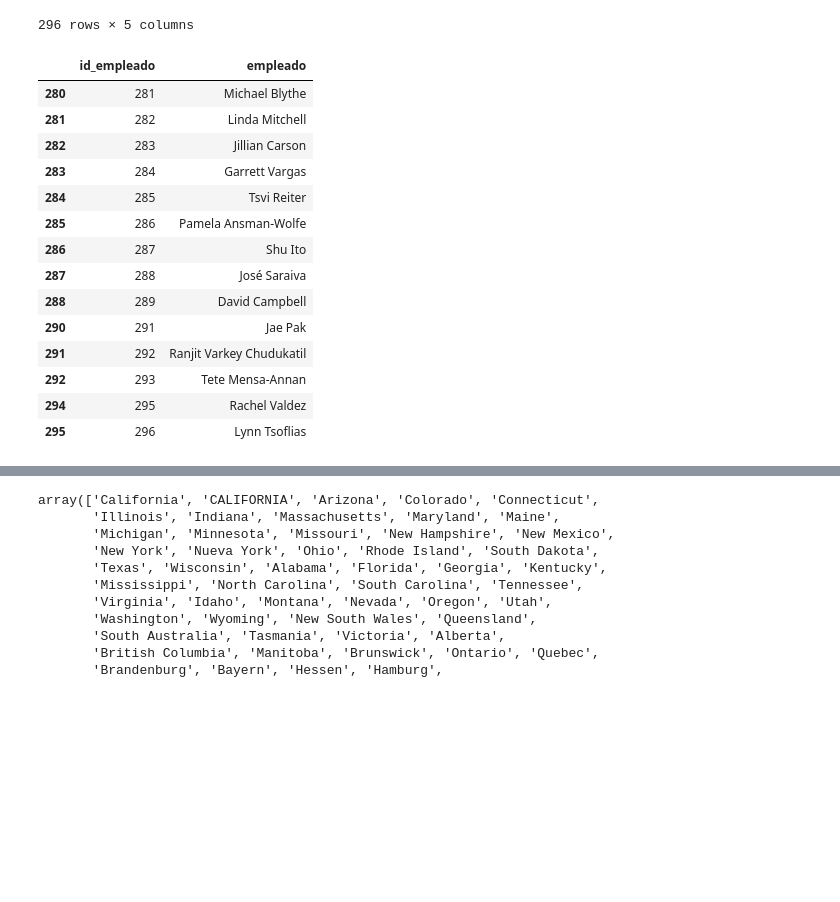
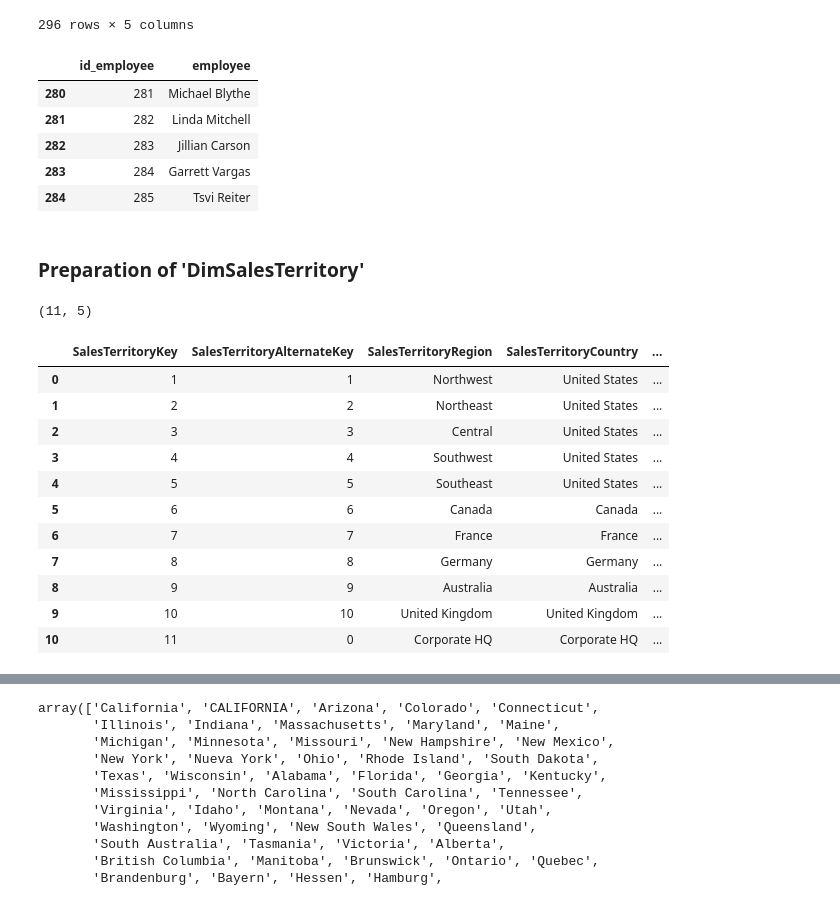
Before and after one commit to ClaudioChavarria/data_preparation_using_python, a Jupyter notebook: exercise_01/exercise_01_solution.ipynb, the cells around one changed output, grey strips where cells are left out. Cells and saved outputs as stored; diff of their text form; code cells hidden in the pictures; blank space fills up the shorter version.

```diff
--- a/exercise_01/exercise_01_solution.ipynb
+++ b/exercise_01/exercise_01_solution.ipynb
@@ -106,34 +117,46 @@ stg_dim_employee
 # %%
 department_filter = 'Sales'
 position_filter = 'Sales Representative'
 
 stg_dim_employee = stg_dim_employee[stg_dim_employee.iloc[:, -1].str.contains(department_filter)]
 stg_dim_employee = stg_dim_employee[stg_dim_employee.iloc[:, -2].str.contains(position_filter)]
 
 
-# Concatenar las columnas 'FirstName' y 'LastName' en una sola columna 'Full Name'
+# Concatenate the columns 'FirstName' y 'LastName' in a single column 'Full Name'
 stg_dim_employee.loc[: , 'Full Name'] = stg_dim_employee[['FirstName', 'LastName']].apply(lambda x: ' '.join(x), axis=1)
 
-# Eliminar columnas 'FirstName', 'LastName', 'Position', 'DepartmentName' del DataFrame
+# remove the columns 'FirstName', 'LastName', 'Position', 'DepartmentName' in the DataFrame
 stg_dim_employee = stg_dim_employee.drop(columns=['FirstName', 'LastName', 'Position', 'DepartmentName'])
-stg_dim_employee.columns = ['id_empleado', 'empleado']
-stg_dim_employee
+stg_dim_employee.columns = ['id_employee', 'employee']
+stg_dim_employee.head(5)
 # %% [output]
-|  | id_empleado | empleado |
+|  | id_employee | employee |
 | 280 | 281 | Michael Blythe |
 | 281 | 282 | Linda Mitchell |
 | 282 | 283 | Jillian Carson |
 | 283 | 284 | Garrett Vargas |
 | 284 | 285 | Tsvi Reiter |
-| 285 | 286 | Pamela Ansman-Wolfe |
-| 286 | 287 | Shu Ito |
-| 287 | 288 | José Saraiva |
-| 288 | 289 | David Campbell |
-| 290 | 291 | Jae Pak |
-| 291 | 292 | Ranjit Varkey Chudukatil |
-| 292 | 293 | Tete Mensa-Annan |
-| 294 | 295 | Rachel Valdez |
-| 295 | 296 | Lynn Tsoflias |
+# %% [markdown]
+### Preparation of 'DimSalesTerritory'
+# %%
+dataframes['DimSalesTerritory'].shape
+# %% [output]
+(11, 5)
+# %%
+dataframes['DimSalesTerritory'].head(11)
+# %% [output]
+|  | SalesTerritoryKey | SalesTerritoryAlternateKey | SalesTerritoryRegion | SalesTerritoryCountry | ... |
+| 0 | 1 | 1 | Northwest | United States | ... |
+| 1 | 2 | 2 | Northeast | United States | ... |
+| 2 | 3 | 3 | Central | United States | ... |
+| 3 | 4 | 4 | Southwest | United States | ... |
+| 4 | 5 | 5 | Southeast | United States | ... |
+| 5 | 6 | 6 | Canada | Canada | ... |
+| 6 | 7 | 7 | France | France | ... |
+| 7 | 8 | 8 | Germany | Germany | ... |
+| 8 | 9 | 9 | Australia | Australia | ... |
+| 9 | 10 | 10 | United Kingdom | United Kingdom | ... |
+| 10 | 11 | 0 | Corporate HQ | Corporate HQ | ... |
 # %%
 stg_dim_sales_territory = dataframes['DimSalesTerritory'].copy()
 # %%
```
Also changed, not shown: parts of 34 cells of this notebook, 1 other file.
